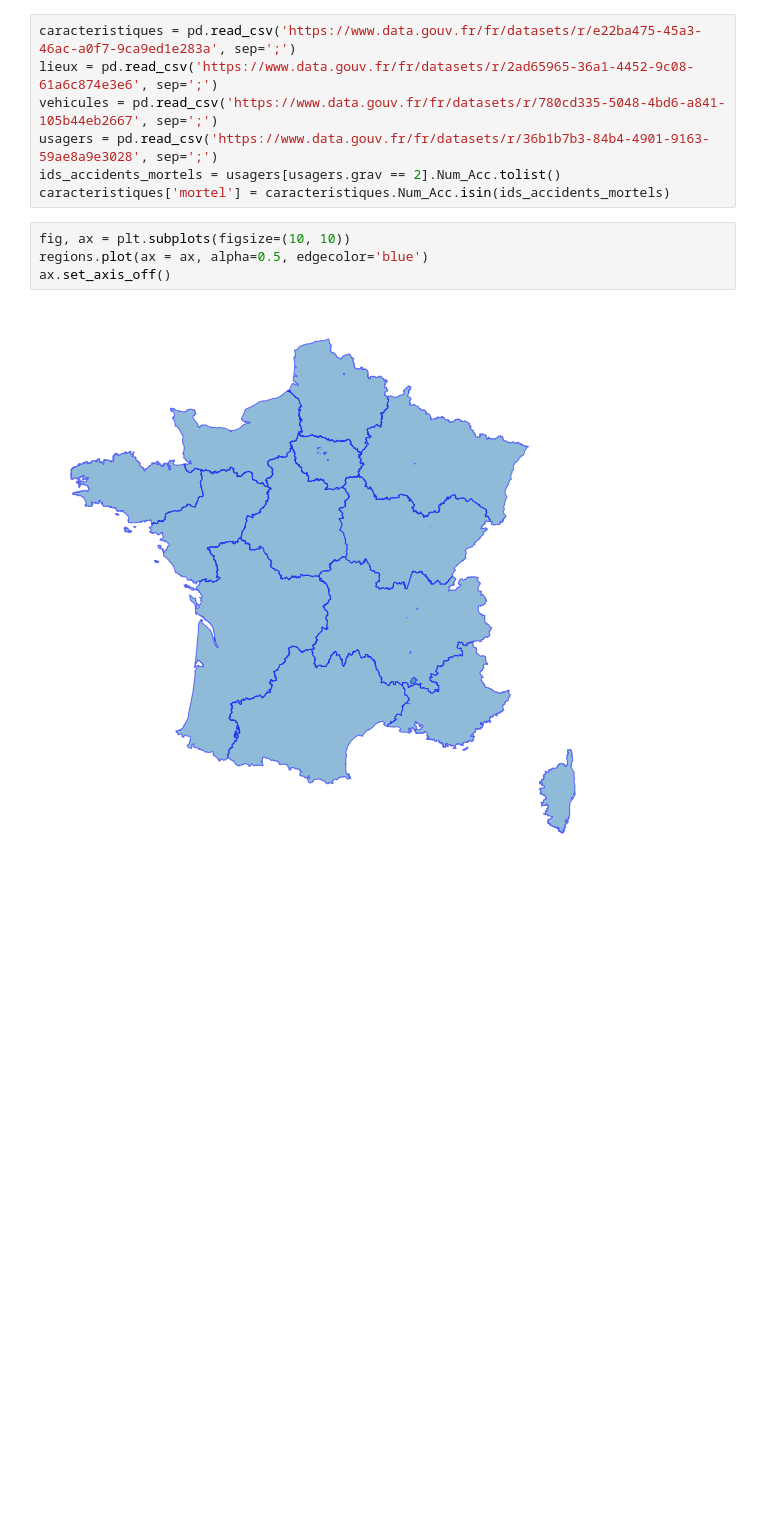
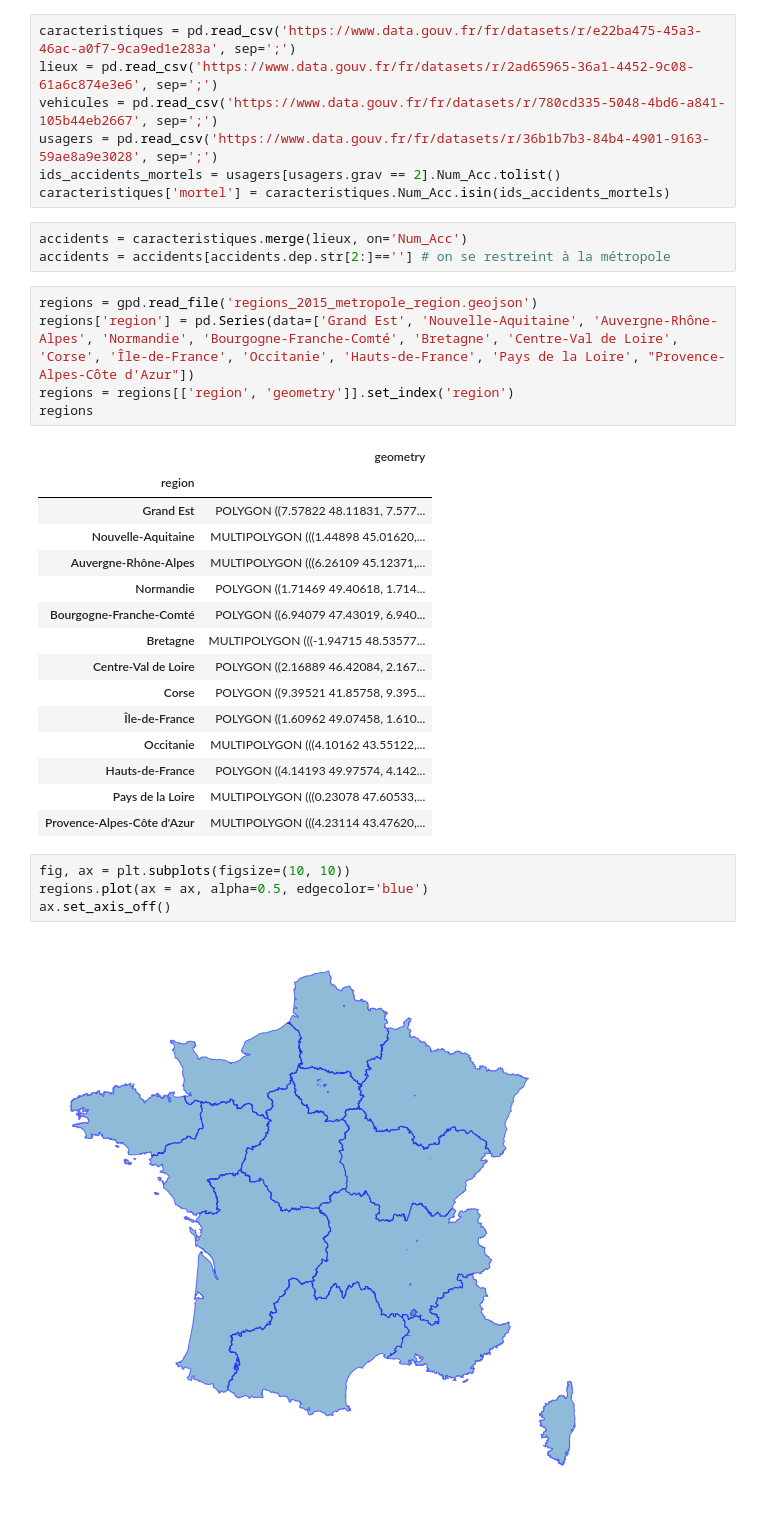
Before and after one commit to erwan-auchere/Projet-Python, a Jupyter notebook: map.ipynb, the cells around one changed output. Cells and saved outputs as stored; diff of their text form; blank space fills up the shorter version.

```diff
--- a/map.ipynb
+++ b/map.ipynb
@@ -50,6 +11,30 @@ vehicules = pd.read_csv('https://www.data.gouv.fr/fr/datasets/r/780cd335-5048-4b
 usagers = pd.read_csv('https://www.data.gouv.fr/fr/datasets/r/36b1b7b3-84b4-4901-9163-59ae8a9e3028', sep=';')
 ids_accidents_mortels = usagers[usagers.grav == 2].Num_Acc.tolist()
 caracteristiques['mortel'] = caracteristiques.Num_Acc.isin(ids_accidents_mortels)
+# %%
+accidents = caracteristiques.merge(lieux, on='Num_Acc')
+accidents = accidents[accidents.dep.str[2:]==''] # on se restreint à la métropole
+# %%
+regions = gpd.read_file('regions_2015_metropole_region.geojson')
+regions['region'] = pd.Series(data=['Grand Est', 'Nouvelle-Aquitaine', 'Auvergne-Rhône-Alpes', 'Normandie', 'Bourgogne-Franche-Comté', 'Bretagne', 'Centre-Val de Loire', 'Corse', 'Île-de-France', 'Occitanie', 'Hauts-de-France', 'Pays de la Loire', "Provence-Alpes-Côte d'Azur"])
+regions = regions[['region', 'geometry']].set_index('region')
+regions
+# %% [output]
+|  | geometry |
+| region |  |
+| Grand Est | POLYGON ((7.57822 48.11831, 7.577... |
+| Nouvelle-Aquitaine | MULTIPOLYGON (((1.44898 45.01620,... |
+| Auvergne-Rhône-Alpes | MULTIPOLYGON (((6.26109 45.12371,... |
+| Normandie | POLYGON ((1.71469 49.40618, 1.714... |
+| Bourgogne-Franche-Comté | POLYGON ((6.94079 47.43019, 6.940... |
+| Bretagne | MULTIPOLYGON (((-1.94715 48.53577... |
+| Centre-Val de Loire | POLYGON ((2.16889 46.42084, 2.167... |
+| Corse | POLYGON ((9.39521 41.85758, 9.395... |
+| Île-de-France | POLYGON ((1.60962 49.07458, 1.610... |
+| Occitanie | MULTIPOLYGON (((4.10162 43.55122,... |
+| Hauts-de-France | POLYGON ((4.14193 49.97574, 4.142... |
+| Pays de la Loire | MULTIPOLYGON (((0.23078 47.60533,... |
+| Provence-Alpes-Côte d'Azur | MULTIPOLYGON (((4.23114 43.47620,... |
 # %%
 fig, ax = plt.subplots(figsize=(10, 10))
 regions.plot(ax = ax, alpha=0.5, edgecolor='blue')
```
Also changed, not shown: parts of 10 cells of this notebook.
